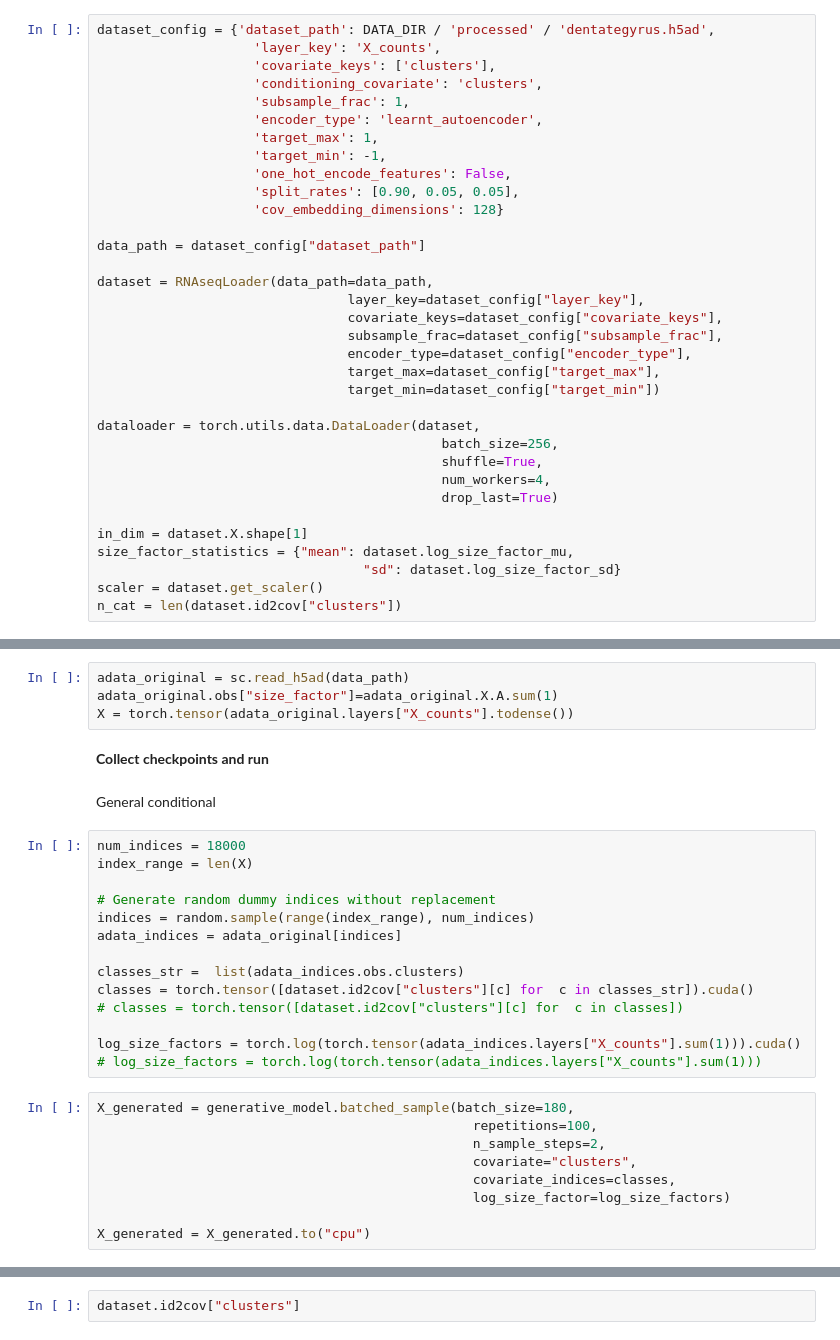
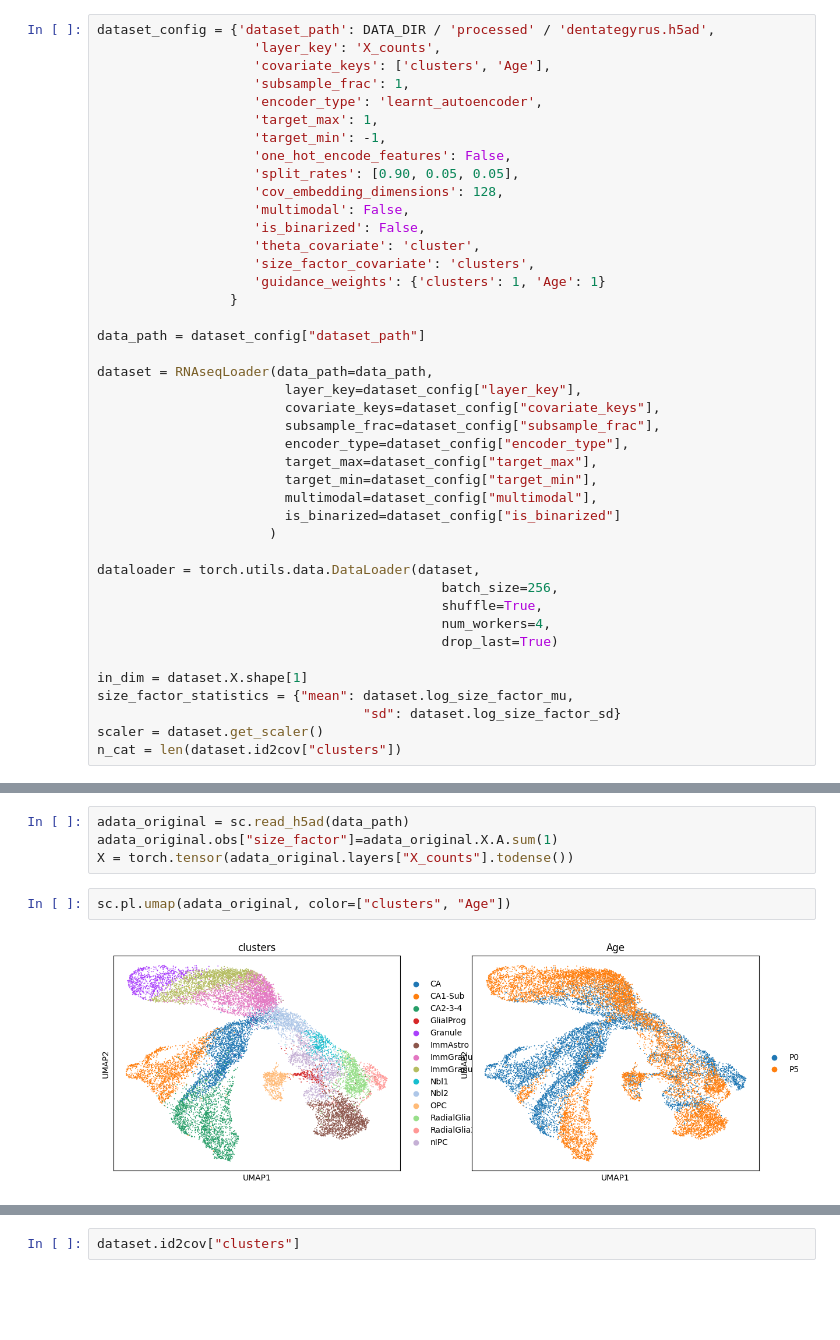
Before and after one commit to theislab/CFGen, a Jupyter notebook: notebooks/experiments/multi_label /test_generation_dentate_autoencoder.ipynb, the cells around one changed output, grey strips where cells are left out. Cells and saved outputs as stored; diff of their text form; blank space fills up the shorter version.

```diff
--- a/notebooks/experiments/multi_label /test_generation_dentate_autoencoder.ipynb
+++ b/notebooks/experiments/multi_label /test_generation_dentate_autoencoder.ipynb
@@ -47,25 +48,33 @@ def init_feature_embeddings(dataset, dataset_config, device):
 # %%
 dataset_config = {'dataset_path': DATA_DIR / 'processed' / 'dentategyrus.h5ad',
                     'layer_key': 'X_counts',
-                    'covariate_keys': ['clusters'],
-                    'conditioning_covariate': 'clusters',
+                    'covariate_keys': ['clusters', 'Age'],
                     'subsample_frac': 1,
                     'encoder_type': 'learnt_autoencoder',
                     'target_max': 1,
                     'target_min': -1,
                     'one_hot_encode_features': False,
                     'split_rates': [0.90, 0.05, 0.05],
-                    'cov_embedding_dimensions': 128}
+                    'cov_embedding_dimensions': 128,
+                    'multimodal': False,
+                    'is_binarized': False,
+                    'theta_covariate': 'cluster',
+                    'size_factor_covariate': 'clusters',
+                    'guidance_weights': {'clusters': 1, 'Age': 1}
+                 }
 
 data_path = dataset_config["dataset_path"]
 
 dataset = RNAseqLoader(data_path=data_path,
-                                layer_key=dataset_config["layer_key"],
-                                covariate_keys=dataset_config["covariate_keys"],
-                                subsample_frac=dataset_config["subsample_frac"],
-                                encoder_type=dataset_config["encoder_type"],
-                                target_max=dataset_config["target_max"],
-                                target_min=dataset_config["target_min"])
+                        layer_key=dataset_config["layer_key"],
+                        covariate_keys=dataset_config["covariate_keys"],
+                        subsample_frac=dataset_config["subsample_frac"],
+                        encoder_type=dataset_config["encoder_type"],
+                        target_max=dataset_config["target_max"],
+                        target_min=dataset_config["target_min"],
+                        multimodal=dataset_config["multimodal"],
+                        is_binarized=dataset_config["is_binarized"]
+                      )
 
 dataloader = torch.utils.data.DataLoader(dataset,
                                             batch_size=256,
@@ -191,31 +204,8 @@ FM(
 adata_original = sc.read_h5ad(data_path)
 adata_original.obs["size_factor"]=adata_original.X.A.sum(1)
 X = torch.tensor(adata_original.layers["X_counts"].todense())
-# %% [markdown]
-**Collect checkpoints and run**
-# %% [markdown]
-General conditional
-# %%
-num_indices = 18000
-index_range = len(X)
-
-# Generate random dummy indices without replacement
-indices = random.sample(range(index_range), num_indices)
-adata_indices = adata_original[indices]
-
-classes_str =  list(adata_indices.obs.clusters)
-classes = torch.tensor([dataset.id2cov["clusters"][c] for  c in classes_str]).cuda()
-# classes = torch.tensor([dataset.id2cov["clusters"][c] for  c in classes])
-
-log_size_factors = torch.log(torch.tensor(adata_indices.layers["X_counts"].sum(1))).cuda()
-# log_size_factors = torch.log(torch.tensor(adata_indices.layers["X_counts"].sum(1)))
-# %%
-X_generated = generative_model.batched_sample(batch_size=180,
-                                                repetitions=100,
-                                                n_sample_steps=2,
-                                                covariate="clusters",
-                                                covariate_indices=classes,
-                                                log_size_factor=log_size_factors)
-
-X_generated = X_generated.to("cpu")
+# %%
+sc.pl.umap(adata_original, color=["clusters", "Age"])
+# %% [output]
+[figure, added]
 # %% [markdown]
```
Also changed, not shown: parts of 45 cells of this notebook, 3 other files.
